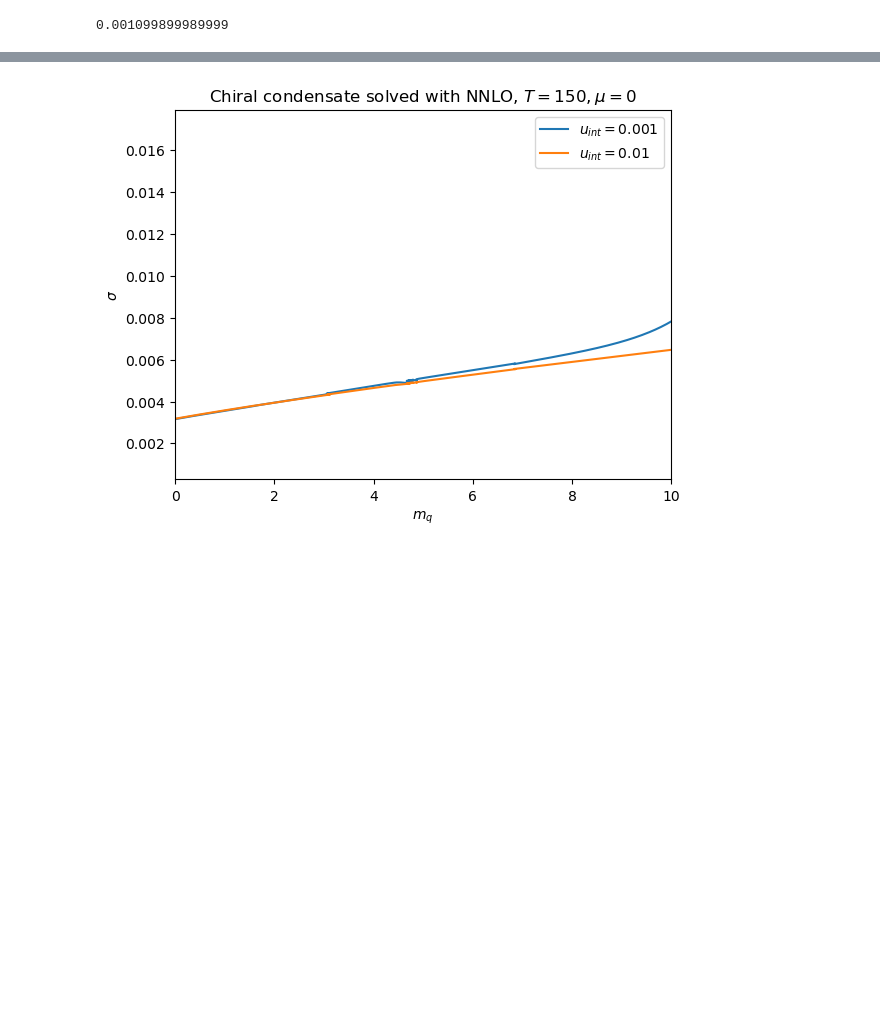
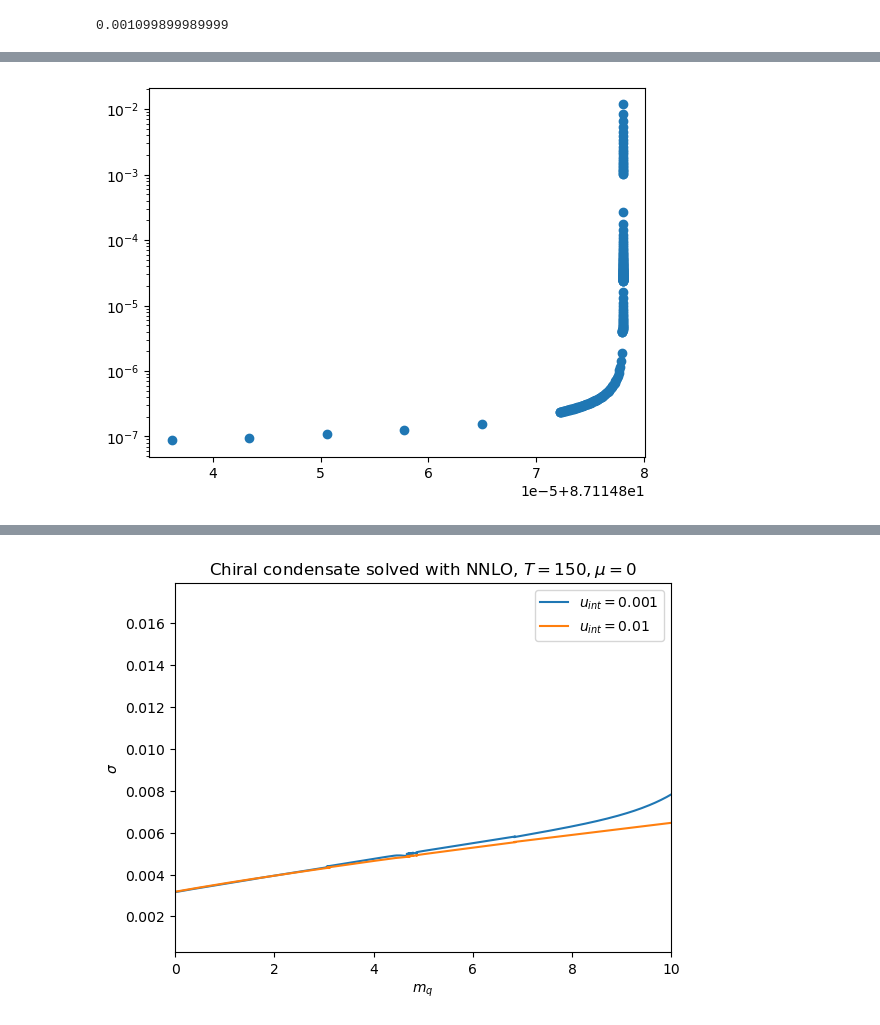
Before and after one commit to seanbartz/DilatonMixingParallel, a Jupyter notebook: Sigma_vs_mq_from_IR.ipynb, the cells around one changed output, grey strips where cells are left out. Drawn from its saved outputs; the diff is of its cells as text; code cells hidden in the pictures; blank space fills up the shorter version.

```diff
--- a/Sigma_vs_mq_from_IR.ipynb
+++ b/Sigma_vs_mq_from_IR.ipynb
@@ -249 +257,6 @@ plt.show()
+# %%
+plt.semilogy(d0_array,sigma_improved/1e9,'o')
+plt.show()
+# %% [output]
+[figure, added]
 # %%
```
Also changed, not shown: parts of 11 cells of this notebook, 2 other files.
